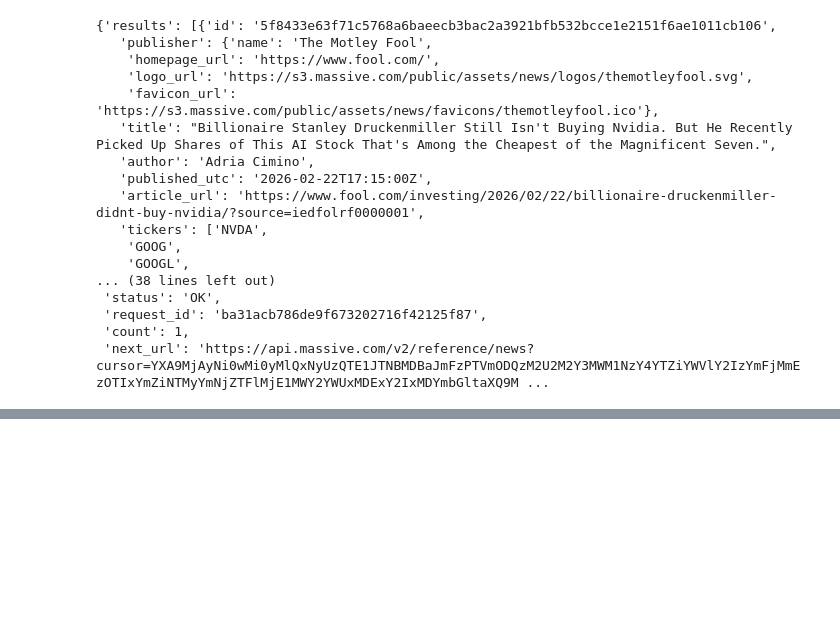
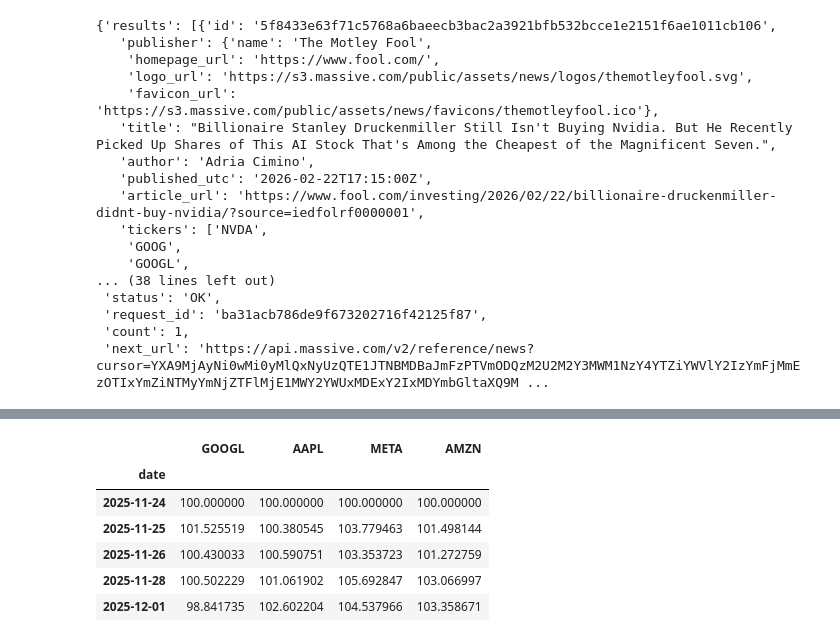
Before and after one commit to buseozgur/data-stock-market, a Jupyter notebook: stocks.ipynb, the cells around one changed output, grey strips where cells are left out. Cells and saved outputs as stored; diff of their text form; code cells hidden in the pictures; blank space fills up the shorter version.

```diff
--- a/stocks.ipynb
+++ b/stocks.ipynb
@@ -203,0 +270,12 @@ api_tesla
+# %%
+# t=0 normalizasyonu
+normalized_df = prices_df / prices_df.iloc[0] * 100
+normalized_df.head()
+# %% [output]
+|  | GOOGL | AAPL | META | AMZN |
+| date |  |  |  |  |
+| 2025-11-24 | 100.000000 | 100.000000 | 100.000000 | 100.000000 |
+| 2025-11-25 | 101.525519 | 100.380545 | 103.779463 | 101.498144 |
+| 2025-11-26 | 100.430033 | 100.590751 | 103.353723 | 101.272759 |
+| 2025-11-28 | 100.502229 | 101.061902 | 105.692847 | 103.066997 |
+| 2025-12-01 | 98.841735 | 102.602204 | 104.537966 | 103.358671 |
```
Also changed, not shown: parts of 4 cells of this notebook.
